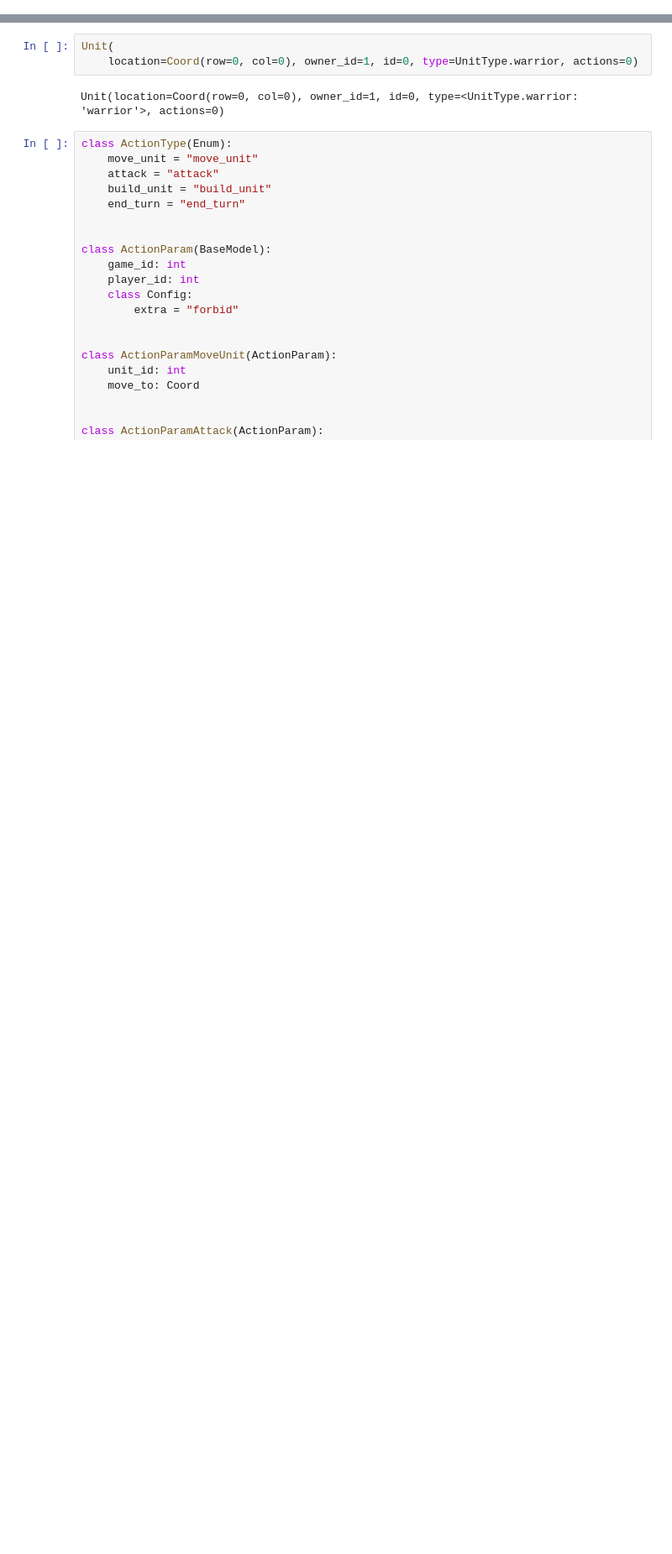
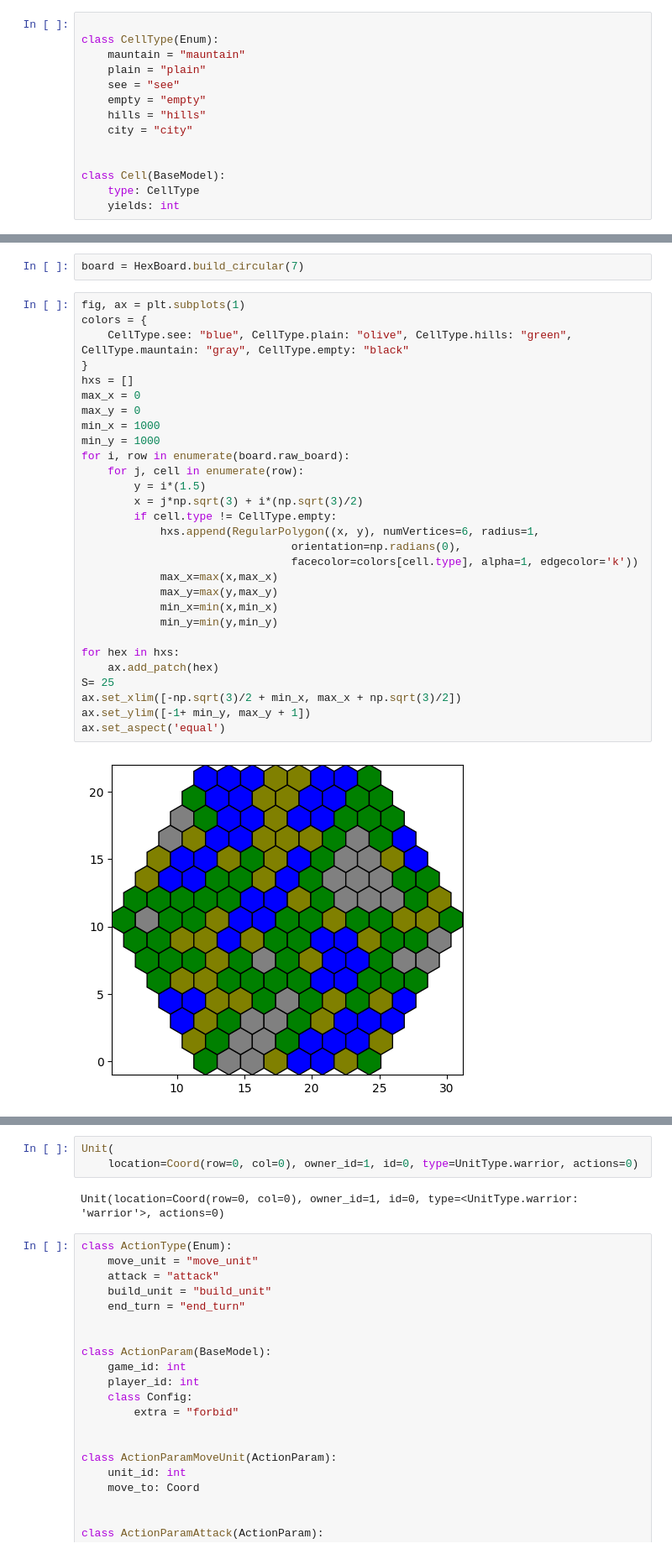
Before and after one commit to mmilanta/boardgame, a Jupyter notebook: main.ipynb, the cells around one changed output, grey strips where cells are left out. Shown: that part at 84% size. Drawn from its saved outputs; the diff is of its cells as text; blank space fills up the shorter version.

```diff
--- a/main.ipynb
+++ b/main.ipynb
@@ -13,0 +23,14 @@ logger = logging.getLogger(__name__)
+# %%
+
+class CellType(Enum):
+    mauntain = "mauntain"
+    plain = "plain"
+    see = "see"
+    empty = "empty"
+    hills = "hills"
+    city = "city"
+
+
+class Cell(BaseModel):
+    type: CellType
+    yields: int
@@ -13,0 +221,33 @@ logger = logging.getLogger(__name__)
+# %%
+board = HexBoard.build_circular(7)
+# %%
+fig, ax = plt.subplots(1)
+colors = {
+    CellType.see: "blue", CellType.plain: "olive", CellType.hills: "green", CellType.mauntain: "gray", CellType.empty: "black"
+}
+hxs = []
+max_x = 0
+max_y = 0
+min_x = 1000
+min_y = 1000
+for i, row in enumerate(board.raw_board):
+    for j, cell in enumerate(row):
+        y = i*(1.5)
+        x = j*np.sqrt(3) + i*(np.sqrt(3)/2)
+        if cell.type != CellType.empty:
+            hxs.append(RegularPolygon((x, y), numVertices=6, radius=1,
+                                orientation=np.radians(0),
+                                facecolor=colors[cell.type], alpha=1, edgecolor='k'))
+            max_x=max(x,max_x)
+            max_y=max(y,max_y)
+            min_x=min(x,min_x)
+            min_y=min(y,min_y)
+
+for hex in hxs:
+    ax.add_patch(hex)
+S= 25
+ax.set_xlim([-np.sqrt(3)/2 + min_x, max_x + np.sqrt(3)/2])
+ax.set_ylim([-1+ min_y, max_y + 1])
+ax.set_aspect('equal')
+# %% [output]
+[figure, added]
```
Also changed, not shown: parts of 15 cells of this notebook, 11 other files.
